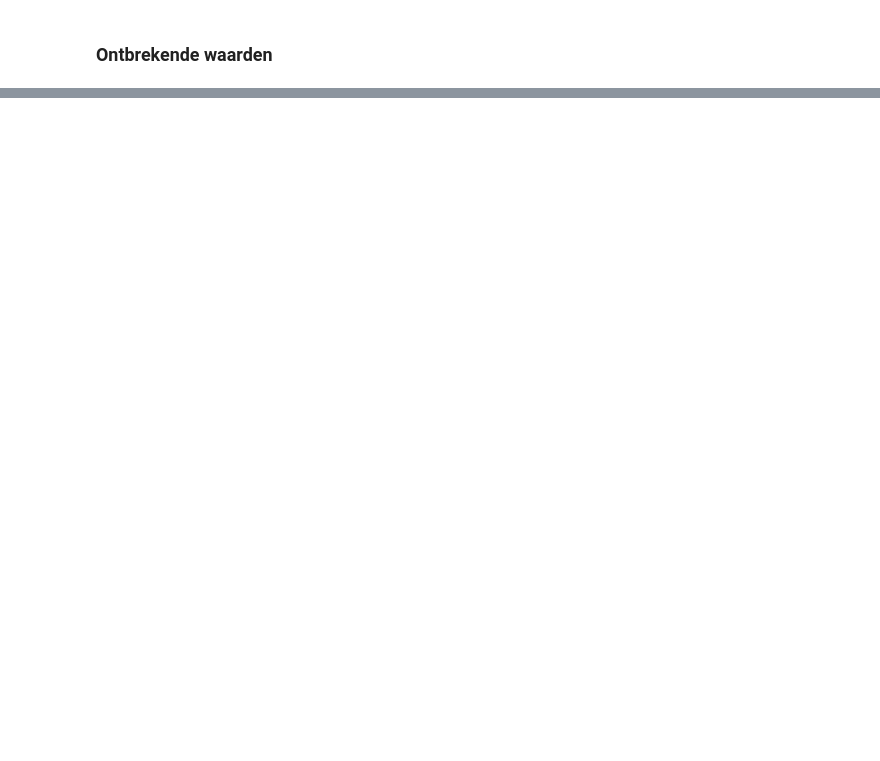
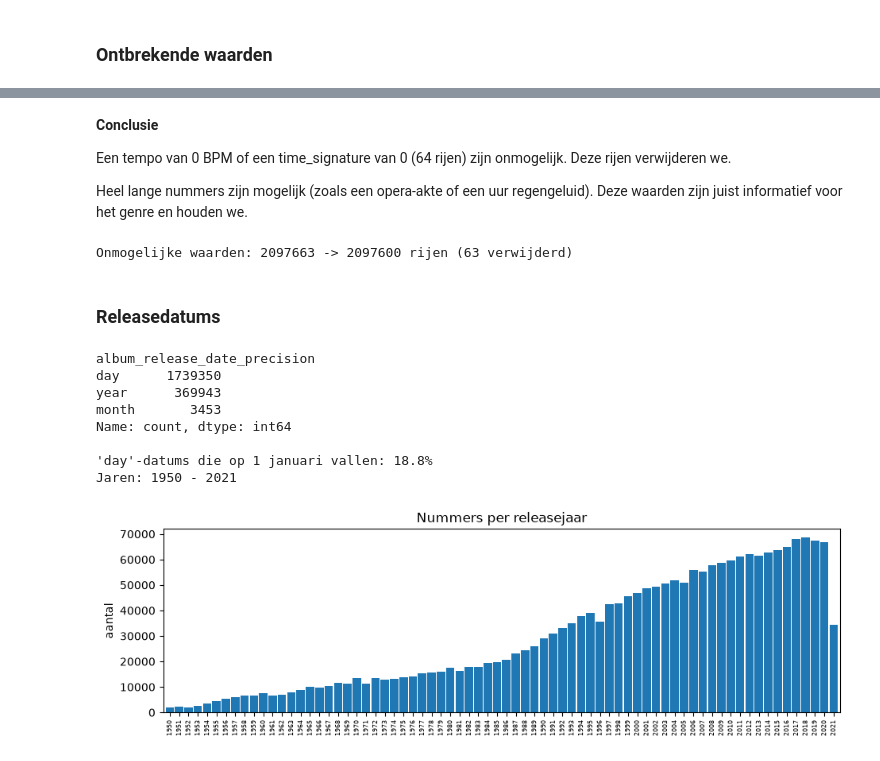
Before and after one commit to Lander123Lander/MachineLearning, a Jupyter notebook: Project.ipynb, the cells around one changed output, grey strips where cells are left out. Drawn from its saved outputs; the diff is of its cells as text; code cells hidden in the pictures; blank space fills up the shorter version.

```diff
--- a/Project.ipynb
+++ b/Project.ipynb
@@ -442,0 +473,38 @@ Albums met >1 genre: 54796 (11.8%)
+# %% [markdown]
+**Conclusie**
+
+Een tempo van 0 BPM of een time_signature van 0 (64 rijen) zijn onmogelijk. Deze rijen verwijderen we.
+
+Heel lange nummers zijn mogelijk (zoals een opera-akte of een uur regengeluid). Deze waarden zijn juist informatief voor het genre en houden we.
+# %%
+n_voor = len(df)
+df = df[(df["tempo"] > 0) & (df["time_signature"] > 0)]
+print(f"Onmogelijke waarden: {n_voor} -> {len(df)} rijen ({n_voor - len(df)} verwijderd)")
+# %% [output]
+Onmogelijke waarden: 2097663 -> 2097600 rijen (63 verwijderd)
+# %% [markdown]
+### Releasedatums
+# %%
+precisie = original_df["album_release_date_precision"]
+print(precisie.value_counts())
+
+jaar = original_df["album_release_date"].str[:4].astype(int)
+
+print(f"\n'day'-datums die op 1 januari vallen: {original_df.loc[precisie == "day", 'album_release_date'].str.endswith('-01-01').mean():.1%}")
+print(f"Jaren: {jaar.min()} - {jaar.max()}")
+
+fig, ax = plt.subplots(figsize=(11, 3))
+jaar.value_counts().sort_index().plot.bar(ax=ax, width=.9)
+ax.set(title="Nummers per releasejaar", xlabel="", ylabel="aantal")
+ax.tick_params(axis="x", labelsize=6)
+plt.show()
+# %% [output]
+album_release_date_precision
+day      1739350
+year      369943
+month       3453
+Name: count, dtype: int64
+
+'day'-datums die op 1 januari vallen: 18.8%
+Jaren: 1950 - 2021
+[figure, added]
```
Also changed, not shown: parts of 30 cells of this notebook.
